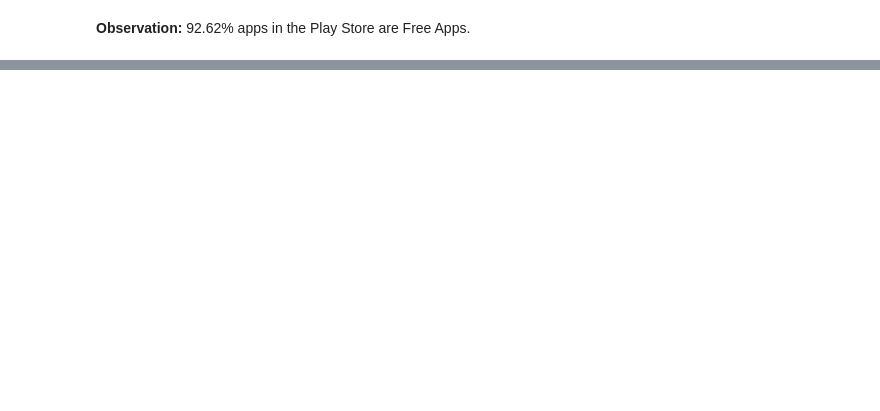
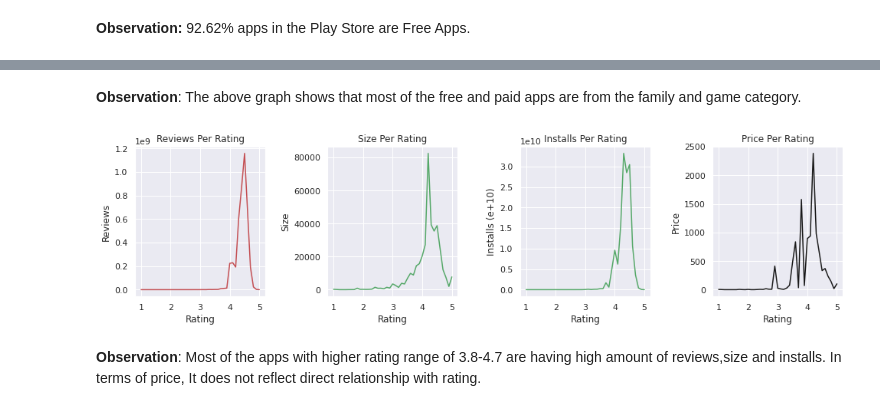
Before and after one commit to amit-kr-phe/Team-Capstone-Project-1-on-EDA, a Jupyter notebook: Individual_Notebook.ipynb, the cells around one changed output, grey strips where cells are left out. Saved outputs shown, nothing was run; the diff lists cells and outputs as text; code cells hidden in the pictures; blank space fills up the shorter version.

```diff
--- a/Individual_Notebook.ipynb
+++ b/Individual_Notebook.ipynb
@@ -442,0 +476,40 @@ plt.title('App Type Distribution');
+# %% [markdown]
+**Observation**: The above graph shows that most of the free and paid apps are from the family and game category.
+# %%
+# plot the graphs of reviews, size, installs and price per rating
+combine_plot = df_1.groupby('Rating').sum().reset_index()
+
+fig, axes = plt.subplots(1, 4, figsize=(14, 4))
+
+axes[0].plot(combine_plot['Rating'], combine_plot['Reviews'], 'r')
+axes[0].set_xlabel('Rating')
+axes[0].set_ylabel('Reviews')
+axes[0].set_title('Reviews Per Rating')
+
+
+
+axes[1].plot(combine_plot['Rating'], combine_plot['Size'], 'g')
+axes[1].set_xlabel('Rating')
+axes[1].set_ylabel('Size')
+axes[1].set_title('Size Per Rating')
+
+
+axes[2].plot(combine_plot['Rating'], combine_plot['Installs'], 'g')
+axes[2].set_xlabel('Rating')
+axes[2].set_ylabel('Installs (e+10)')
+axes[2].set_title('Installs Per Rating')
+
+
+axes[3].plot(combine_plot['Rating'], combine_plot['Price'], 'k')
+axes[3].set_xlabel('Rating')
+axes[3].set_ylabel('Price')
+axes[3].set_title('Price Per Rating')
+
+
+plt.tight_layout(pad=2)
+plt.show()
+# %% [output]
+[figure, added]
+# %% [markdown]
+**Observation**: Most of the apps with higher rating range of 3.8-4.7 are having high amount of reviews,size and installs.
+In terms of price, It does not reflect direct relationship with rating.
```
Also changed, not shown: parts of 10 cells of this notebook.
